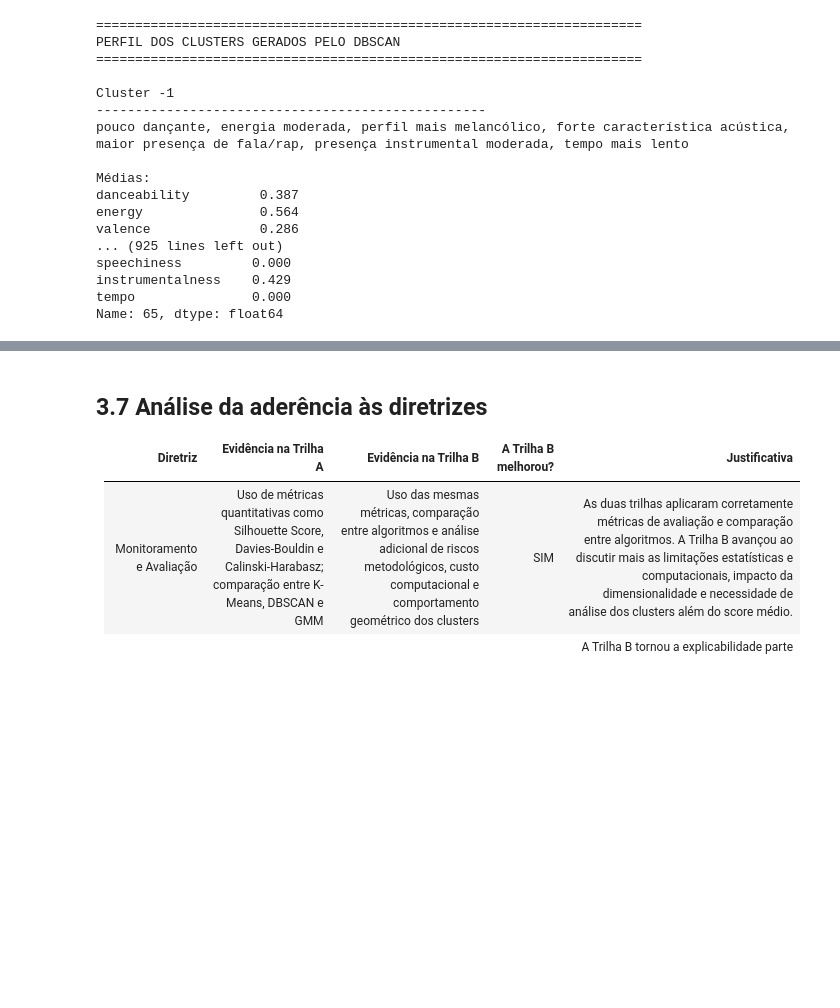
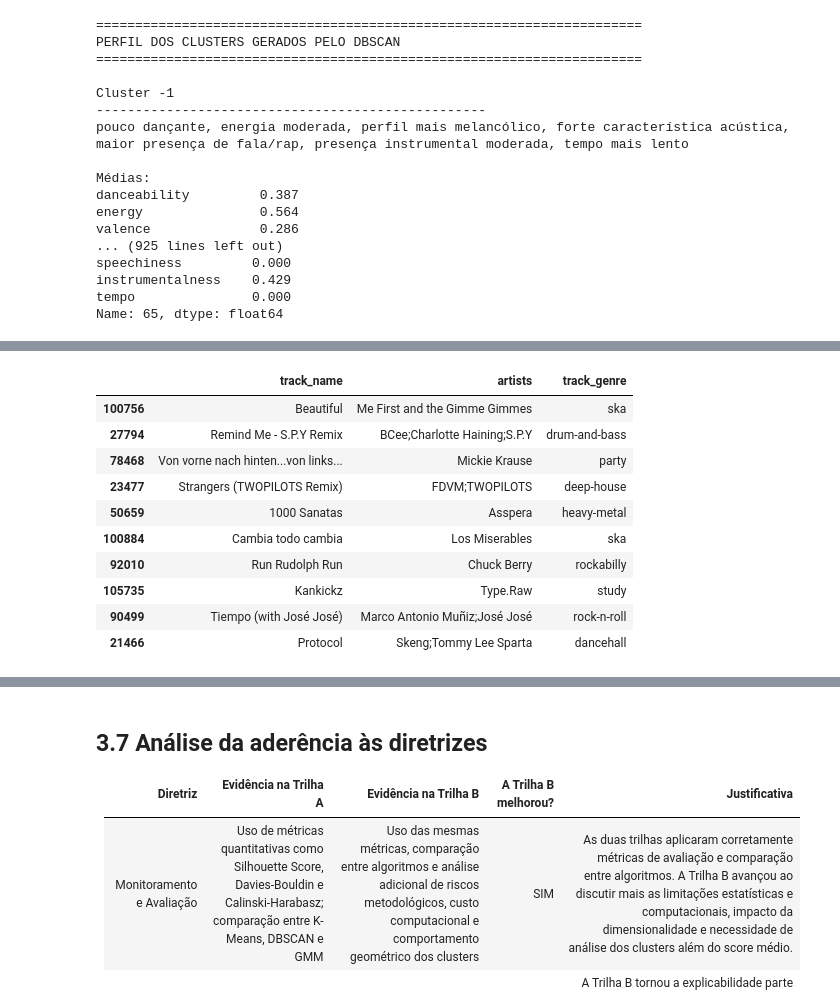
Before and after one commit to carolinabarcellos/TP-2-Mineracao, a Jupyter notebook: TP2_Fase2_Grupo1.ipynb, the cells around one changed output, grey strips where cells are left out. Saved outputs shown, nothing was run; the diff lists cells and outputs as text; code cells hidden in the pictures; blank space fills up the shorter version.

```diff
--- a/TP2_Fase2_Grupo1.ipynb
+++ b/TP2_Fase2_Grupo1.ipynb
@@ -2643,3 +2714,19 @@ Name: 65, dtype: float64
+# %%
+df[df['cluster_gmm']==4][
+    ["track_name", "artists", "track_genre"]
+].sample(10, random_state=42)
+# %% [output]
+|  | track_name | artists | track_genre |
+| 100756 | Beautiful | Me First and the Gimme Gimmes | ska |
+| 27794 | Remind Me - S.P.Y Remix | BCee;Charlotte Haining;S.P.Y | drum-and-bass |
+| 78468 | Von vorne nach hinten...von links... | Mickie Krause | party |
+| 23477 | Strangers (TWOPILOTS Remix) | FDVM;TWOPILOTS | deep-house |
+| 50659 | 1000 Sanatas | Asspera | heavy-metal |
+| 100884 | Cambia todo cambia | Los Miserables | ska |
+| 92010 | Run Rudolph Run | Chuck Berry | rockabilly |
+| 105735 | Kankickz | Type.Raw | study |
+| 90499 | Tiempo (with José José) | Marco Antonio Muñiz;José José | rock-n-roll |
+| 21466 | Protocol | Skeng;Tommy Lee Sparta | dancehall |
 # %% [markdown]
 ## 3.6 Resultados preliminares da modelagem
 
```
Also changed, not shown: parts of 13 cells of this notebook.
